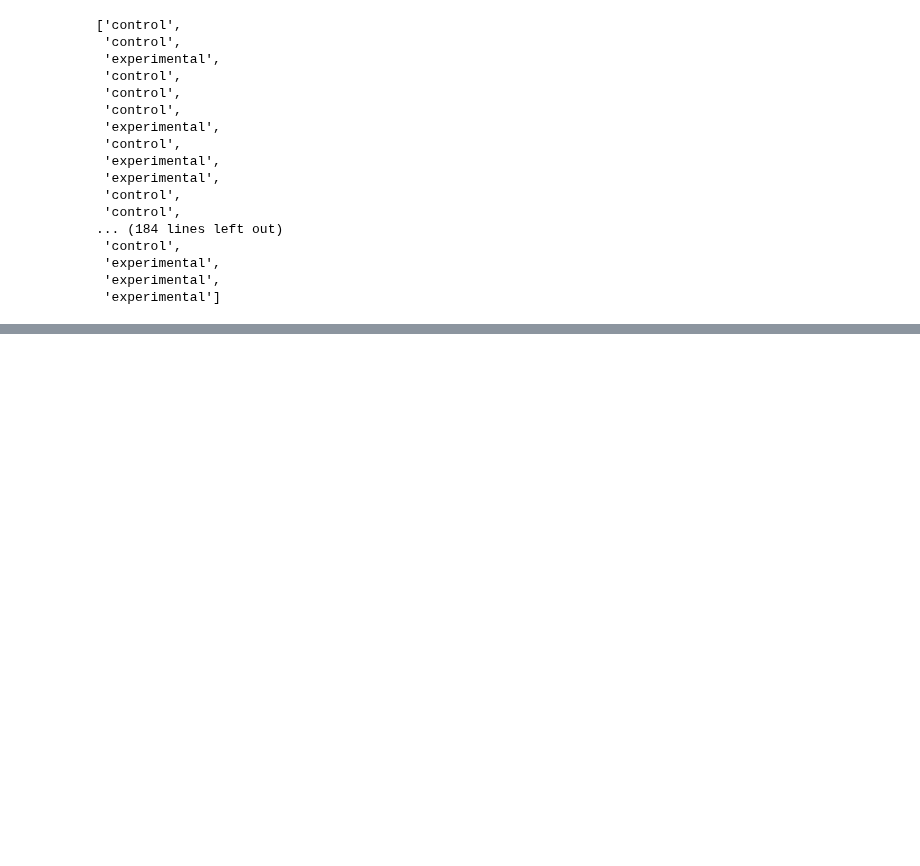
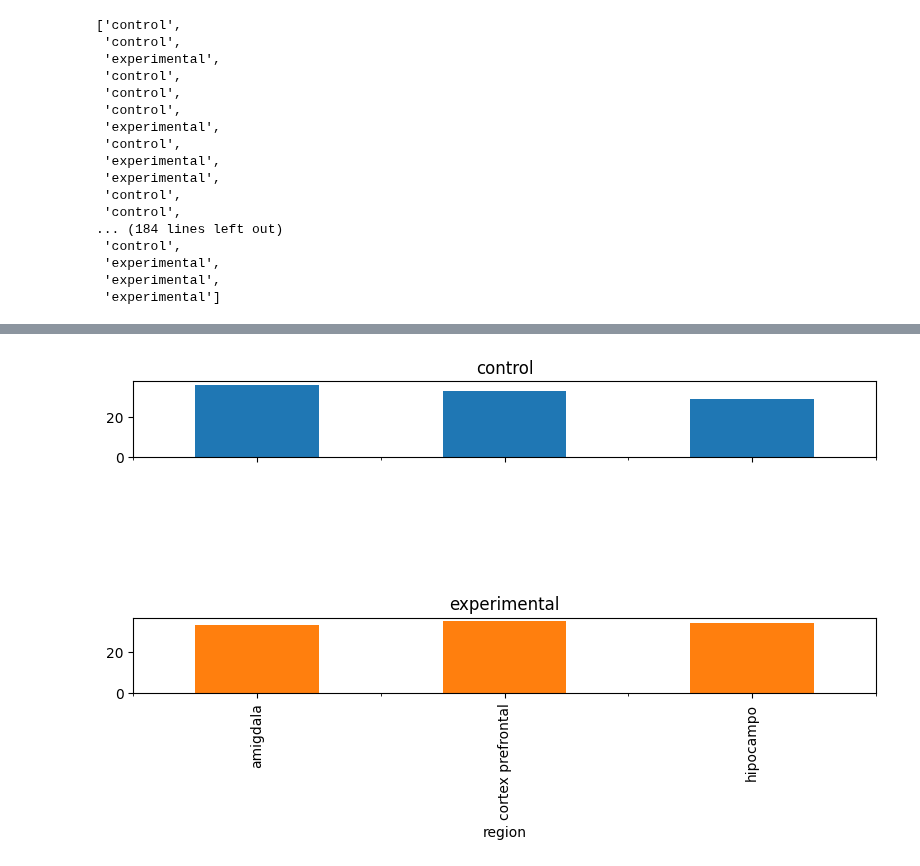
Before and after one commit to Fernando-JAL/Neurociencias-2026-1, a Jupyter notebook: S02_clases/22_09_2025/22_09_2025y24_09_2025.ipynb, the cells around one changed output, grey strips where cells are left out. Cells and saved outputs as stored; diff of their text form; code cells hidden in the pictures; blank space fills up the shorter version.

```diff
--- a/S02_clases/22_09_2025/22_09_2025y24_09_2025.ipynb
+++ b/S02_clases/22_09_2025/22_09_2025y24_09_2025.ipynb
@@ -349,0 +370,8 @@ plt.hist(df['neuro'])
+# %%
+region_counts = df.groupby(['condicion', 'region']).size().unstack(fill_value=0)
+
+region_counts.T.plot(kind='bar', subplots=True, layout=(len(region_counts.columns),1), figsize=(8, 6), legend=False)
+plt.tight_layout()
+plt.show()
+# %% [output]
+[figure, added]
```
Also changed, not shown: parts of 17 cells of this notebook, 2 other files.
